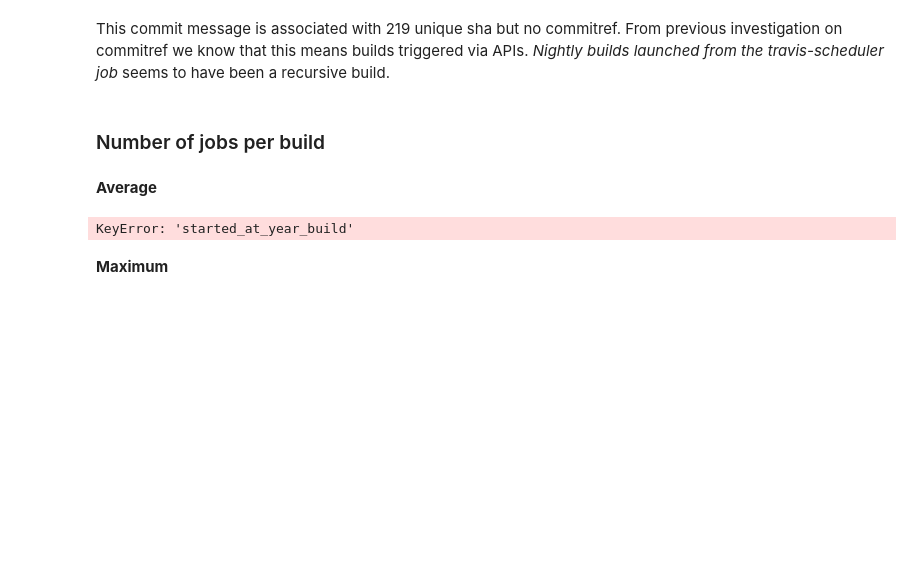
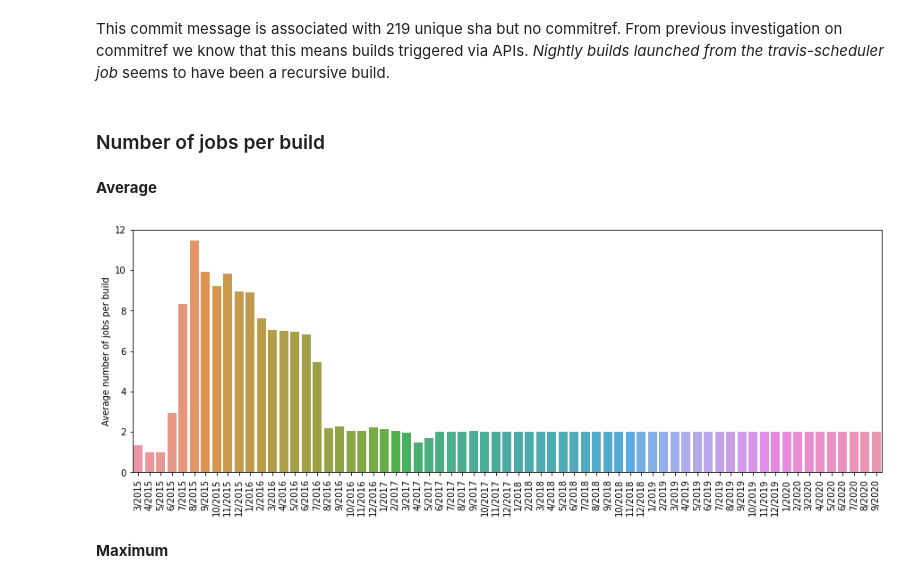
Before and after one commit to IncioMan/Continuous-Integration-metrics-for-post-release-bugs-prediction, a Jupyter notebook: notebooks/analysis/Jobs_dataset_analysis.ipynb, the cells around one changed output. Drawn from its saved outputs; the diff is of its cells as text; code cells hidden in the pictures; blank space fills up the shorter version.

```diff
--- a/notebooks/analysis/Jobs_dataset_analysis.ipynb
+++ b/notebooks/analysis/Jobs_dataset_analysis.ipynb
@@ -17,8 +18,8 @@ csv_folder = "../../csv"
 ### Impor builds df
 # %%
 builds = pd.read_csv(f"{csv_folder}/builds_cleaned.csv", index_col=0)
-builds["started_at"] = pd.to_datetime(builds.started_at)
-builds["finished_at"] = pd.to_datetime(builds.finished_at)
+builds["started_at"] = pd.to_datetime(builds.started_at, errors="coerce")
+builds["finished_at"] = pd.to_datetime(builds.finished_at, errors="coerce")
 builds.head()
 # %% [output]
 |  | number | pull_request_number | id | event_type | finished_at | pull_request_title | started_at | ... |
@@ -271,15 +273,18 @@ This commit message is associated with 219 unique sha but no commitref. From pre
 # %% [markdown]
 **Average**
 # %%
+plt.figure()
 time_group = ["started_at_year_build", "started_at_month_build"]
 x = build_job.groupby(["id_build"] + time_group).id_job.count().reset_index()\
     .groupby(time_group).mean().reset_index().sort_values(by=time_group)
 ax = sns.barplot(x=x.index, y=x.id_job)
+ax.set(ylabel="Average number of jobs per build")
 ax.set_xticklabels(list(x[time_group[1]].astype(int).astype(str) + "/" + x[time_group[0]].astype(int).astype(str)),
                   rotation=90)
+plt.savefig(f"{figure_folder}/jobs_per_build_mean.png", transparent=True, bbox_inches='tight', pad_inches=0.2)
 plt.show()
 # %% [output]
-KeyError: 'started_at_year_build'
+[figure, added]
 # %% [markdown]
 **Maximum**
 # %%
```
Also changed, not shown: parts of 11 cells of this notebook, 9 other files.
